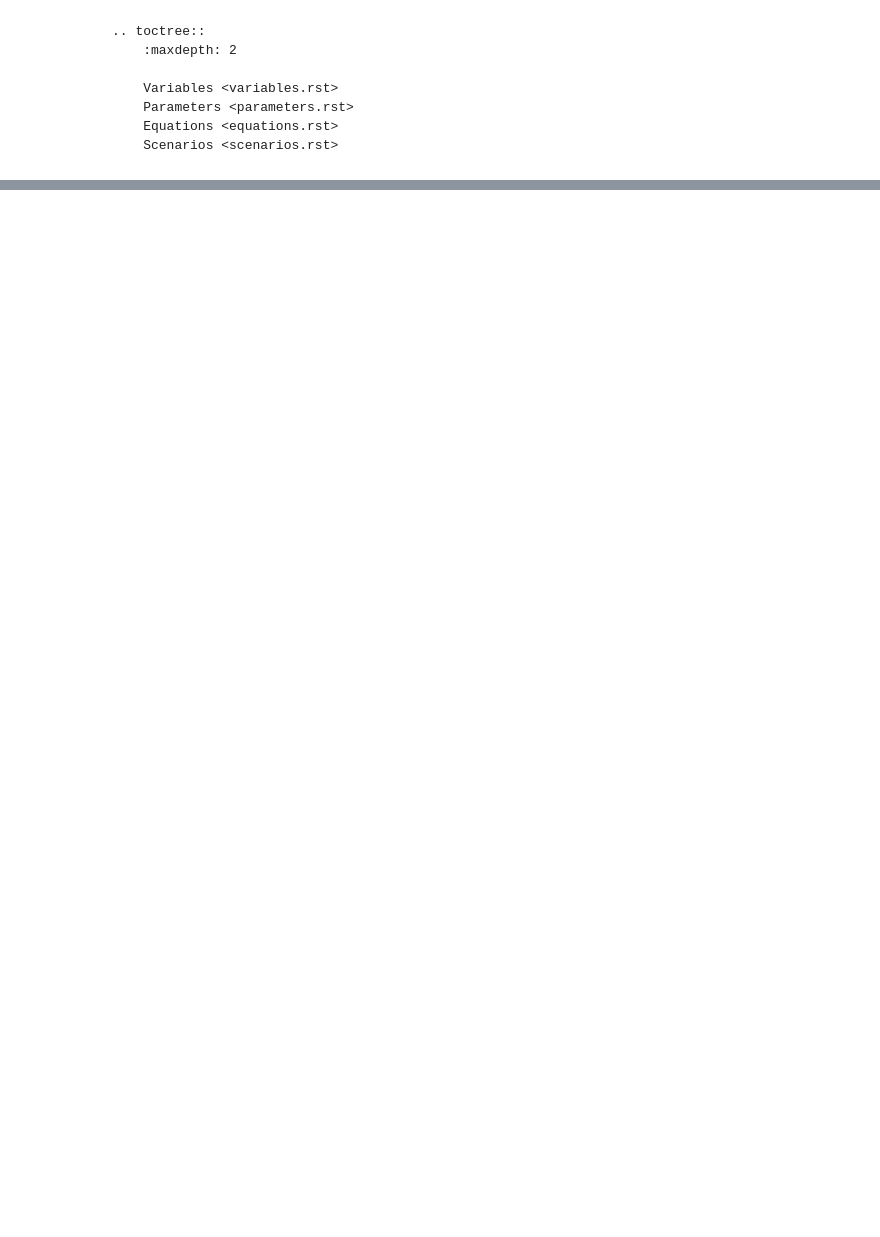
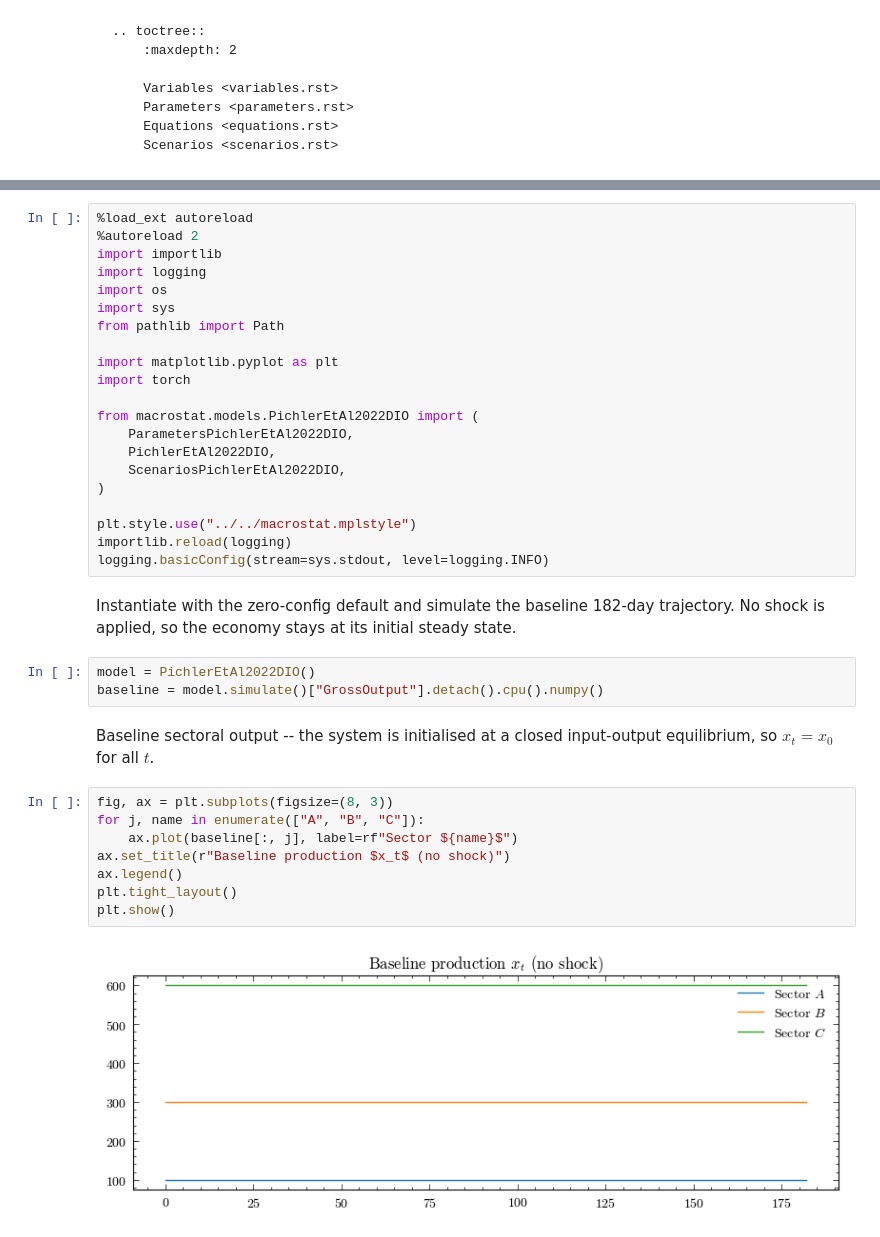
Before and after one commit to KarlNaumann/MacroStat, a Jupyter notebook: docs/models/PichlerEtAl2022DIO/PichlerEtAl2022DIO.ipynb, the cells around one changed output, grey strips where cells are left out. Cells and saved outputs as stored; diff of their text form; blank space fills up the shorter version.

```diff
--- a/docs/models/PichlerEtAl2022DIO/PichlerEtAl2022DIO.ipynb
+++ b/docs/models/PichlerEtAl2022DIO/PichlerEtAl2022DIO.ipynb
@@ -297,0 +87,41 @@ Forecasting the propagation of pandemic shocks with a dynamic input-output model
+# %%
+%load_ext autoreload
+%autoreload 2
+import importlib
+import logging
+import os
+import sys
+from pathlib import Path
+
+import matplotlib.pyplot as plt
+import torch
+
+from macrostat.models.PichlerEtAl2022DIO import (
+    ParametersPichlerEtAl2022DIO,
+    PichlerEtAl2022DIO,
+    ScenariosPichlerEtAl2022DIO,
+)
+
+plt.style.use("../../macrostat.mplstyle")
+importlib.reload(logging)
+logging.basicConfig(stream=sys.stdout, level=logging.INFO)
+# %% [markdown]
+Instantiate with the zero-config default and simulate the baseline
+182-day trajectory.  No shock is applied, so the economy stays at
+its initial steady state.
+# %%
+model = PichlerEtAl2022DIO()
+baseline = model.simulate()["GrossOutput"].detach().cpu().numpy()
+# %% [markdown]
+Baseline sectoral output -- the system is initialised at a closed
+input-output equilibrium, so $x_t = x_0$ for all $t$.
+# %%
+fig, ax = plt.subplots(figsize=(8, 3))
+for j, name in enumerate(["A", "B", "C"]):
+    ax.plot(baseline[:, j], label=rf"Sector ${name}$")
+ax.set_title(r"Baseline production $x_t$ (no shock)")
+ax.legend()
+plt.tight_layout()
+plt.show()
+# %% [output]
+[figure, added]
```
Also changed, not shown: parts of 36 cells of this notebook, 2 other files.
